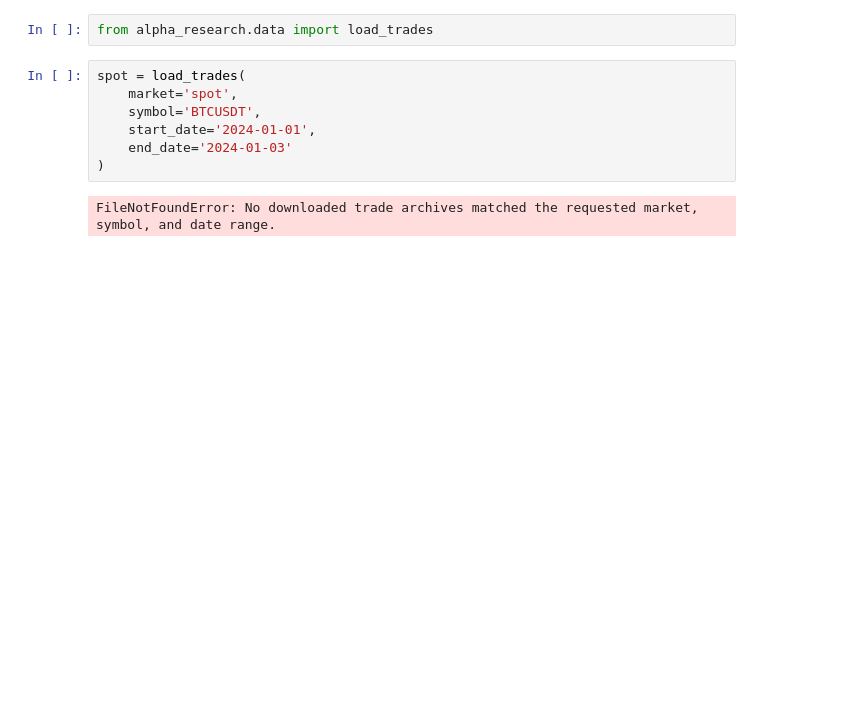
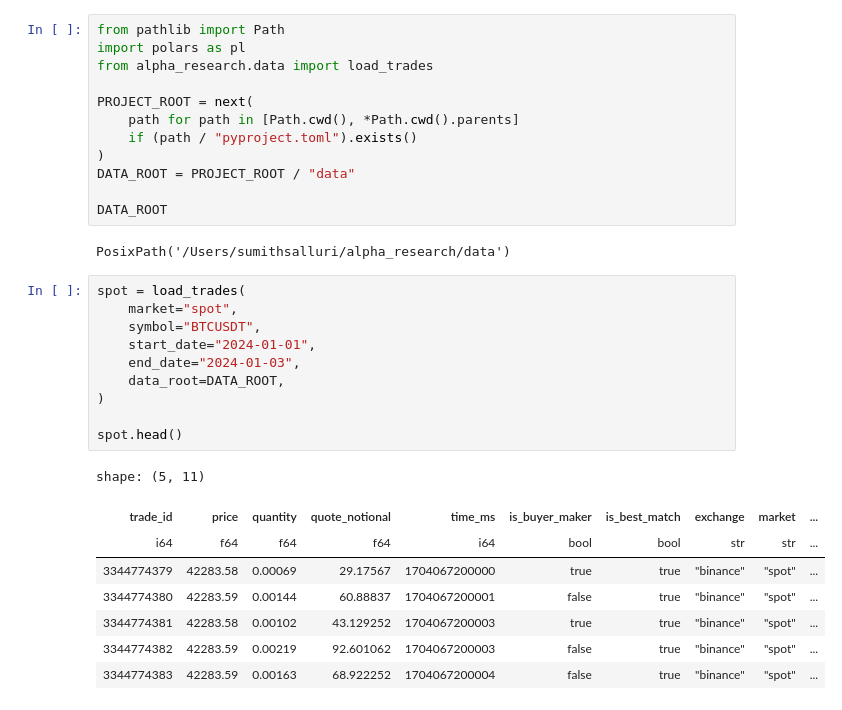
Before and after one commit to sallsdagrate/alpha_research, a Jupyter notebook: notebooks/h1_spot_leads_perp.ipynb, the cells around one changed output. Saved outputs shown, nothing was run; the diff lists cells and outputs as text; blank space fills up the shorter version.

Commit message:
explored spot leads perp

```diff
--- a/notebooks/h1_spot_leads_perp.ipynb
+++ b/notebooks/h1_spot_leads_perp.ipynb
@@ -1,11 +1,33 @@
 # %%
+from pathlib import Path
+import polars as pl
 from alpha_research.data import load_trades
+
+PROJECT_ROOT = next(
+    path for path in [Path.cwd(), *Path.cwd().parents]
+    if (path / "pyproject.toml").exists()
+)
+DATA_ROOT = PROJECT_ROOT / "data"
+
+DATA_ROOT
+# %% [output]
+PosixPath('/Users/sumithsalluri/alpha_research/data')
 # %%
 spot = load_trades(
-    market='spot',
-    symbol='BTCUSDT',
-    start_date='2024-01-01',
-    end_date='2024-01-03'
+    market="spot",
+    symbol="BTCUSDT",
+    start_date="2024-01-01",
+    end_date="2024-01-03",
+    data_root=DATA_ROOT,
 )
+
+spot.head()
 # %% [output]
-FileNotFoundError: No downloaded trade archives matched the requested market, symbol, and date range.
+shape: (5, 11)
+| trade_id | price | quantity | quote_notional | time_ms | is_buyer_maker | is_best_match | exchange | market | ... |
+| i64 | f64 | f64 | f64 | i64 | bool | bool | str | str | ... |
+| 3344774379 | 42283.58 | 0.00069 | 29.17567 | 1704067200000 | true | true | "binance" | "spot" | ... |
+| 3344774380 | 42283.59 | 0.00144 | 60.88837 | 1704067200001 | false | true | "binance" | "spot" | ... |
+| 3344774381 | 42283.58 | 0.00102 | 43.129252 | 1704067200003 | true | true | "binance" | "spot" | ... |
+| 3344774382 | 42283.59 | 0.00219 | 92.601062 | 1704067200003 | false | true | "binance" | "spot" | ... |
+| 3344774383 | 42283.59 | 0.00163 | 68.922252 | 1704067200004 | false | true | "binance" | "spot" | ... |
```
Also changed, not shown: parts of 16 cells of this notebook.
